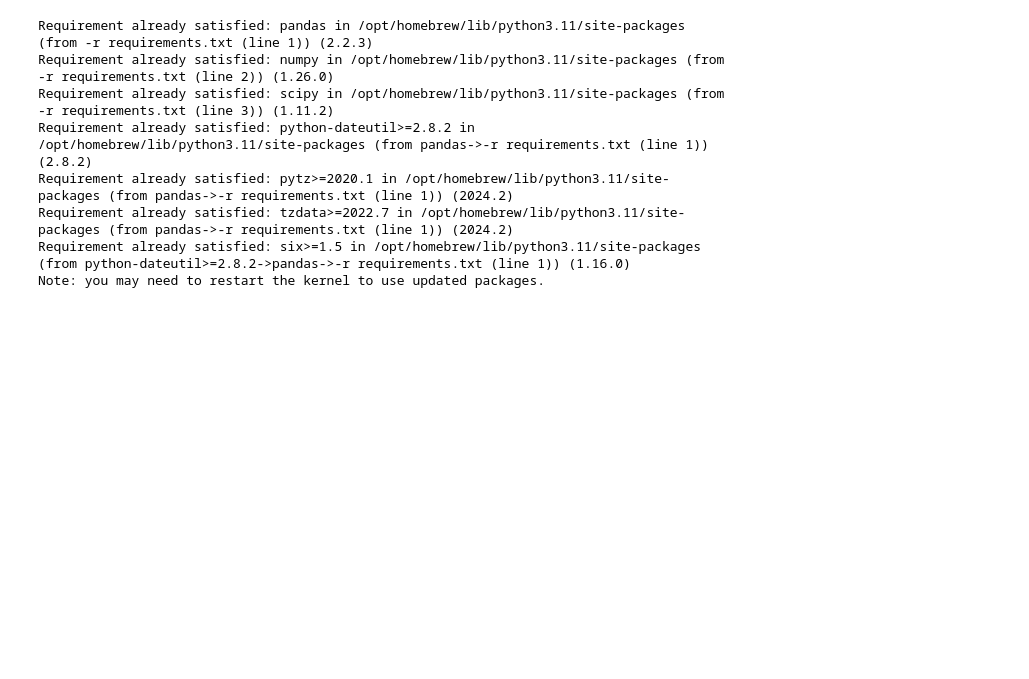
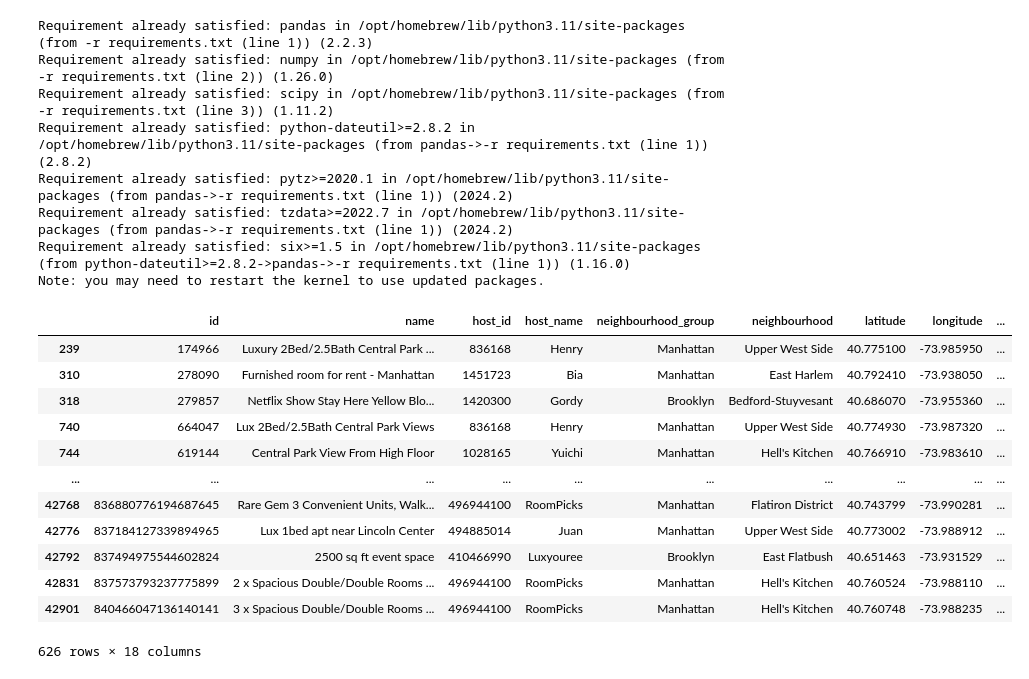
Before and after one commit to moayadeldin/CSCI-525.10-Project1, a Jupyter notebook: analysis.ipynb, the cells around one changed output. Saved outputs shown, nothing was run; the diff lists cells and outputs as text; code cells hidden in the pictures; blank space fills up the shorter version.

```diff
--- a/analysis.ipynb
+++ b/analysis.ipynb
@@ -17 +17,17 @@ df = pd.read_csv("data_preprocessed.csv")
+# %%
+df[df['price']>1000]
+# %% [output]
+|  | id | name | host_id | host_name | neighbourhood_group | neighbourhood | latitude | longitude | ... |
+| 239 | 174966 | Luxury 2Bed/2.5Bath Central Park ... | 836168 | Henry | Manhattan | Upper West Side | 40.775100 | -73.985950 | ... |
+| 310 | 278090 | Furnished room for rent - Manhattan | 1451723 | Bia | Manhattan | East Harlem | 40.792410 | -73.938050 | ... |
+| 318 | 279857 | Netflix Show Stay Here Yellow Blo... | 1420300 | Gordy | Brooklyn | Bedford-Stuyvesant | 40.686070 | -73.955360 | ... |
+| 740 | 664047 | Lux 2Bed/2.5Bath Central Park Views | 836168 | Henry | Manhattan | Upper West Side | 40.774930 | -73.987320 | ... |
+| 744 | 619144 | Central Park View From High Floor | 1028165 | Yuichi | Manhattan | Hell's Kitchen | 40.766910 | -73.983610 | ... |
+| ... | ... | ... | ... | ... | ... | ... | ... | ... | ... |
+| 42768 | 836880776194687645 | Rare Gem 3 Convenient Units, Walk... | 496944100 | RoomPicks | Manhattan | Flatiron District | 40.743799 | -73.990281 | ... |
+| 42776 | 837184127339894965 | Lux 1bed apt near Lincoln Center | 494885014 | Juan | Manhattan | Upper West Side | 40.773002 | -73.988912 | ... |
+| 42792 | 837494975544602824 | 2500 sq ft event space | 410466990 | Luxyouree | Brooklyn | East Flatbush | 40.651463 | -73.931529 | ... |
+| 42831 | 837573793237775899 | 2 x Spacious Double/Double Rooms ... | 496944100 | RoomPicks | Manhattan | Hell's Kitchen | 40.760524 | -73.988110 | ... |
+| 42901 | 840466047136140141 | 3 x Spacious Double/Double Rooms ... | 496944100 | RoomPicks | Manhattan | Hell's Kitchen | 40.760748 | -73.988235 | ... |
+626 rows × 18 columns
 # %%
```
Also changed, not shown: parts of 3 cells of this notebook, 8 other files.
